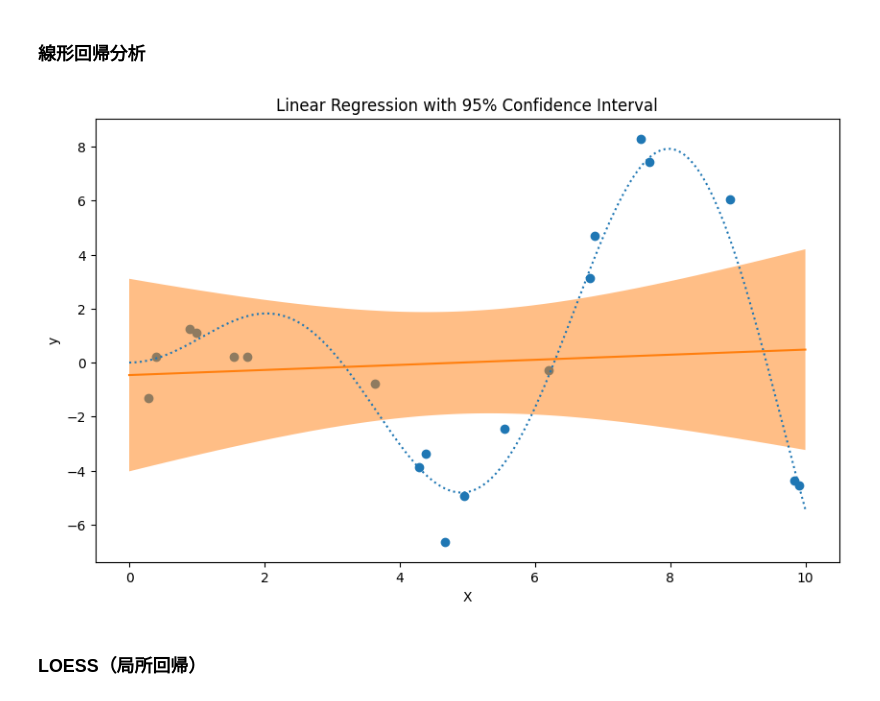
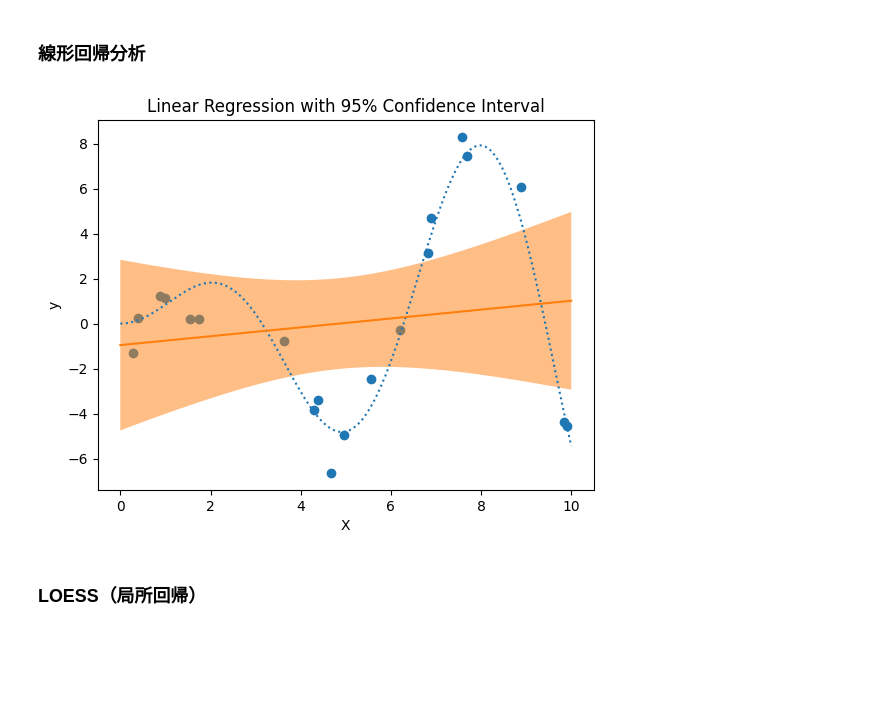
Before and after one commit to komorimasashi/Hokudai2023Resources, a Jupyter notebook: RegressionMethods.ipynb, the cells around one changed output. Cells and saved outputs as stored; diff of their text form; code cells hidden in the pictures; blank space fills up the shorter version.

```diff
--- a/RegressionMethods.ipynb
+++ b/RegressionMethods.ipynb
@@ -47,33 +47,35 @@ plt.legend()
 import statsmodels.api as sm
 from scipy import stats
 from sklearn.linear_model import LinearRegression
+# %%
+# 回帰モデルの作成
+X_train_with_const = sm.add_constant(X_train)
+ols_model =  sm.OLS(y_train_noisy, X_train_with_const).fit()
+
+# 予測と95%信頼区間
+X_pred_with_const = sm.add_constant(X)
+predictions = ols_model.get_prediction(X_pred_with_const)
+conf_int = predictions.conf_int(alpha=0.05)
+y_pred = predictions.predicted_mean
 # %%
-# 予測と95%信頼区間
-X_pred_with_const = sm.add_constant(X)
-ols_model =  sm.OLS(y_train, X_train_with_const).fit()
-y_pred = sm_model.predict(X_pred_with_const)
-predictions = ols_model.get_prediction(X_pred_with_const)
-conf_int = predictions.conf_int(alpha=0.05)
 
 # 結果のプロット
-plt.figure(figsize=(10, 6))
-
 plt.plot(X, y, label=r"$f(x) = x \sin(x)$", linestyle="dotted")
 plt.scatter(X_train, y_train_noisy, label="Observations")
 plt.plot(X, y_pred, label="Mean prediction")
 plt.fill_between(
     X.ravel(),
     conf_int[:, 0],
     conf_int[:, 1],
     alpha=0.5,
     label=r"95% confidence interval",
 )
 plt.title('Linear Regression with 95% Confidence Interval')
 plt.xlabel('X')
 plt.ylabel('y')
 plt.show()
 # %% [output]
-[figure, old version]
+[figure, new version]
 # %% [markdown]
 ### LOESS（局所回帰）
 # %%
```
